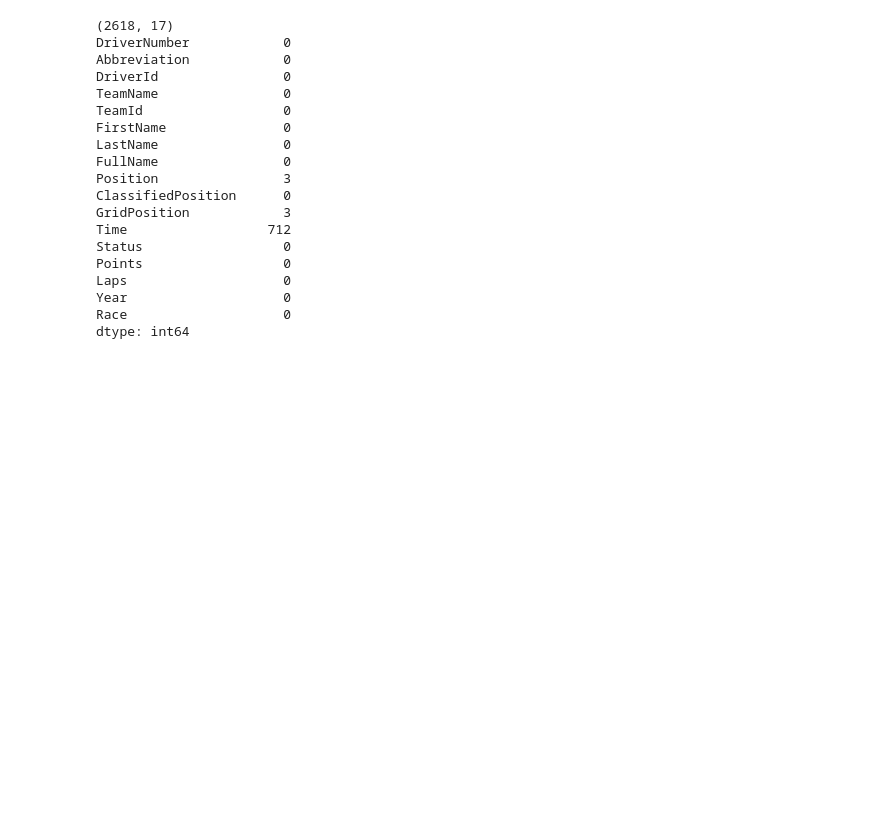
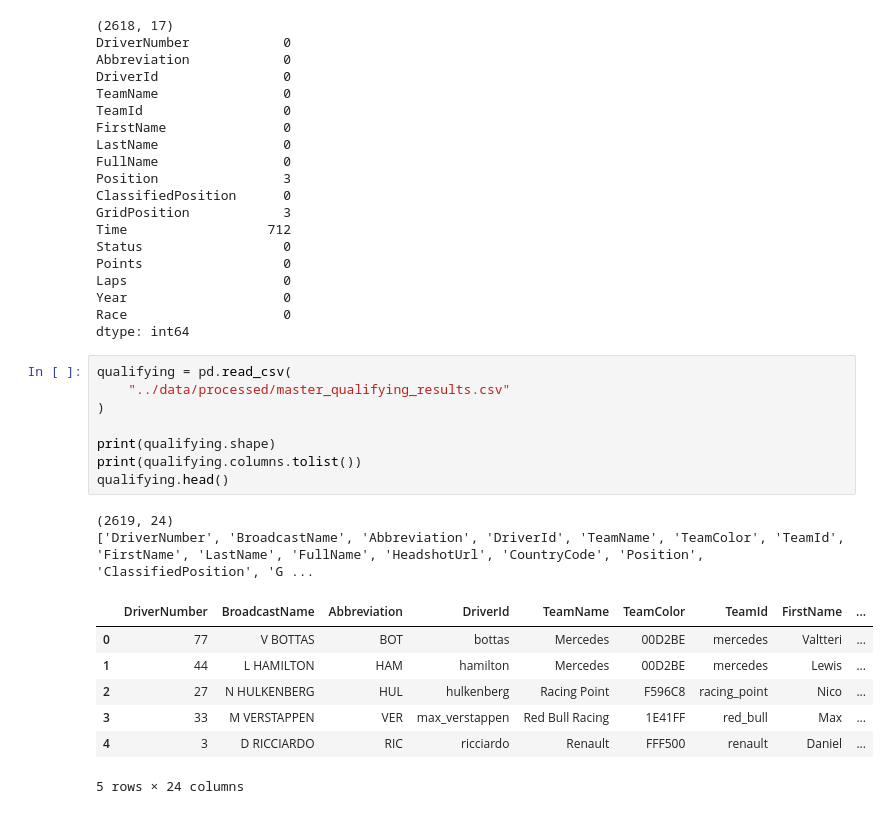
Before and after one commit to Christu-19/APEX--F1-Race-Strategy-Intelligence, a Jupyter notebook: notebooks/02_data_profiling.ipynb, the cells around one changed output. Cells and saved outputs as stored; diff of their text form; blank space fills up the shorter version.

Commit message:
Add qualifying data cleaning pipeline

```diff
--- a/notebooks/02_data_profiling.ipynb
+++ b/notebooks/02_data_profiling.ipynb
@@ -594,3 +594,21 @@ Laps                    0
 Year                    0
 Race                    0
 dtype: int64
+# %%
+qualifying = pd.read_csv(
+    "../data/processed/master_qualifying_results.csv"
+)
+
+print(qualifying.shape)
+print(qualifying.columns.tolist())
+qualifying.head()
+# %% [output]
+(2619, 24)
+['DriverNumber', 'BroadcastName', 'Abbreviation', 'DriverId', 'TeamName', 'TeamColor', 'TeamId', 'FirstName', 'LastName', 'FullName', 'HeadshotUrl', 'CountryCode', 'Position', 'ClassifiedPosition', 'G ...
+|  | DriverNumber | BroadcastName | Abbreviation | DriverId | TeamName | TeamColor | TeamId | FirstName | ... |
+| 0 | 77 | V BOTTAS | BOT | bottas | Mercedes | 00D2BE | mercedes | Valtteri | ... |
+| 1 | 44 | L HAMILTON | HAM | hamilton | Mercedes | 00D2BE | mercedes | Lewis | ... |
+| 2 | 27 | N HULKENBERG | HUL | hulkenberg | Racing Point | F596C8 | racing_point | Nico | ... |
+| 3 | 33 | M VERSTAPPEN | VER | max_verstappen | Red Bull Racing | 1E41FF | red_bull | Max | ... |
+| 4 | 3 | D RICCIARDO | RIC | ricciardo | Renault | FFF500 | renault | Daniel | ... |
+5 rows × 24 columns
```
Also changed, not shown: parts of 8 cells of this notebook, 1 other file.
